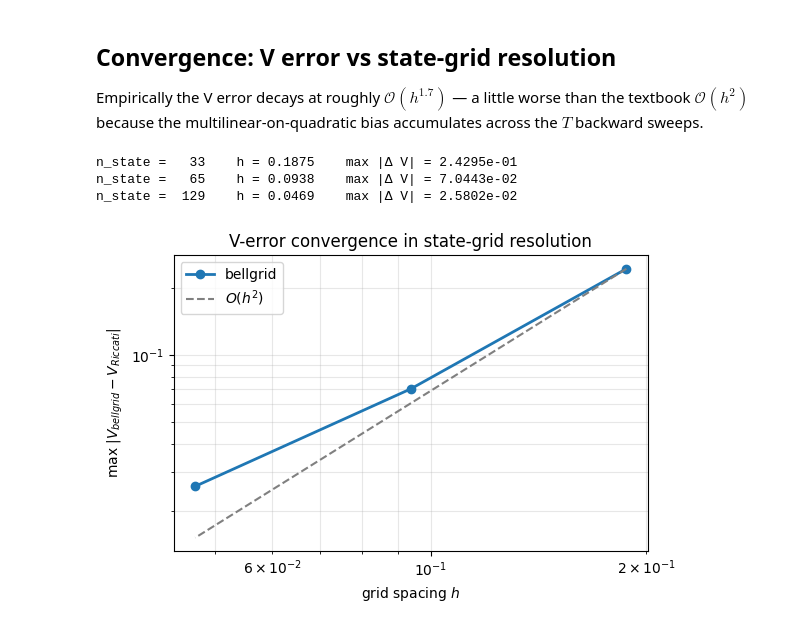
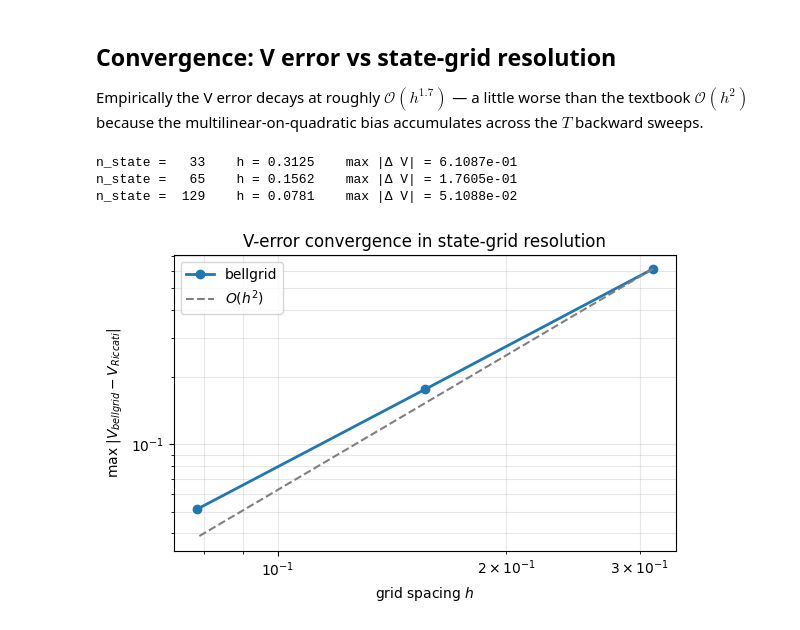
Before and after one commit to tbb300/bellgrid, a Jupyter notebook: examples/04_lqg/lqg.ipynb, the cells around one changed output. Drawn from its saved outputs; the diff is of its cells as text; code cells hidden in the pictures.

```diff
--- a/examples/04_lqg/lqg.ipynb
+++ b/examples/04_lqg/lqg.ipynb
@@ -117,10 +117,17 @@ def terminal_reward(state):
     return -(state["x1"]**2 + state["x2"]**2)
 
 
+# Important: the state range must extend well past where we'll query.
+# Under our dynamics, the optimal trajectory from a point like (-2.5, +2.5)
+# crosses next_x2 ≈ 2.4 (close to the grid edge), and the GH shock nodes
+# push it over. Clamp-at-edge interpolation then underestimates V at the
+# opposite-sign corners by O(1) — exactly the kind of artifact we want to
+# rule out. range=(-5, 5) puts the query region at ~50% of the grid so the
+# boundary stays out of the way.
 problem = Problem(
     states=[
-        ContinuousState("x1", range=(-3.0, 3.0)),
-        ContinuousState("x2", range=(-3.0, 3.0)),
+        ContinuousState("x1", range=(-5.0, 5.0)),
+        ContinuousState("x2", range=(-5.0, 5.0)),
     ],
     actions=[ContinuousAction("u", bounds=(-5.0, 5.0))],
     transition=transition,
@@ -313,35 +320,35 @@ def max_v_err(n):
     )
     err = 0.0
     for (x1, x2) in test_states:
         v_bg = v({
             "x1": torch.tensor([x1], dtype=torch.float64),
             "x2": torch.tensor([x2], dtype=torch.float64),
         }, t=0).item()
         x = np.array([x1, x2])
         v_cf = -(x.T @ P0 @ x + c0)
         err = max(err, abs(v_bg - v_cf))
     return err
 
 
 ns = [33, 65, 129]
-hs = [6.0 / (n - 1) for n in ns]
+hs = [10.0 / (n - 1) for n in ns]
 errs = [max_v_err(n) for n in ns]
 
 for n, h, e in zip(ns, hs, errs):
     print(f"n_state = {n:>4}    h = {h:.4f}    max |Δ V| = {e:.4e}")
 
 fig, ax = plt.subplots(figsize=(6, 4))
 ax.loglog(hs, errs, "o-", lw=2, label="bellgrid")
 ax.loglog(hs, errs[0] * (np.array(hs) / hs[0]) ** 2, "--", color="gray", label="$O(h^2)$")
 ax.set_xlabel("grid spacing $h$")
 ax.set_ylabel("max $|V_{bellgrid} - V_{Riccati}|$")
 ax.set_title("V-error convergence in state-grid resolution")
 ax.legend()
 ax.grid(alpha=0.3, which="both")
 plt.tight_layout()
 plt.show()
 # %% [output]
-n_state =   33    h = 0.1875    max |Δ V| = 2.4295e-01
-n_state =   65    h = 0.0938    max |Δ V| = 7.0443e-02
-n_state =  129    h = 0.0469    max |Δ V| = 2.5802e-02
+n_state =   33    h = 0.3125    max |Δ V| = 6.1087e-01
+n_state =   65    h = 0.1562    max |Δ V| = 1.7605e-01
+n_state =  129    h = 0.0781    max |Δ V| = 5.1088e-02
-[figure, old version]
+[figure, new version]
```
Also changed, not shown: parts of 2 cells of this notebook, 2 other files.
